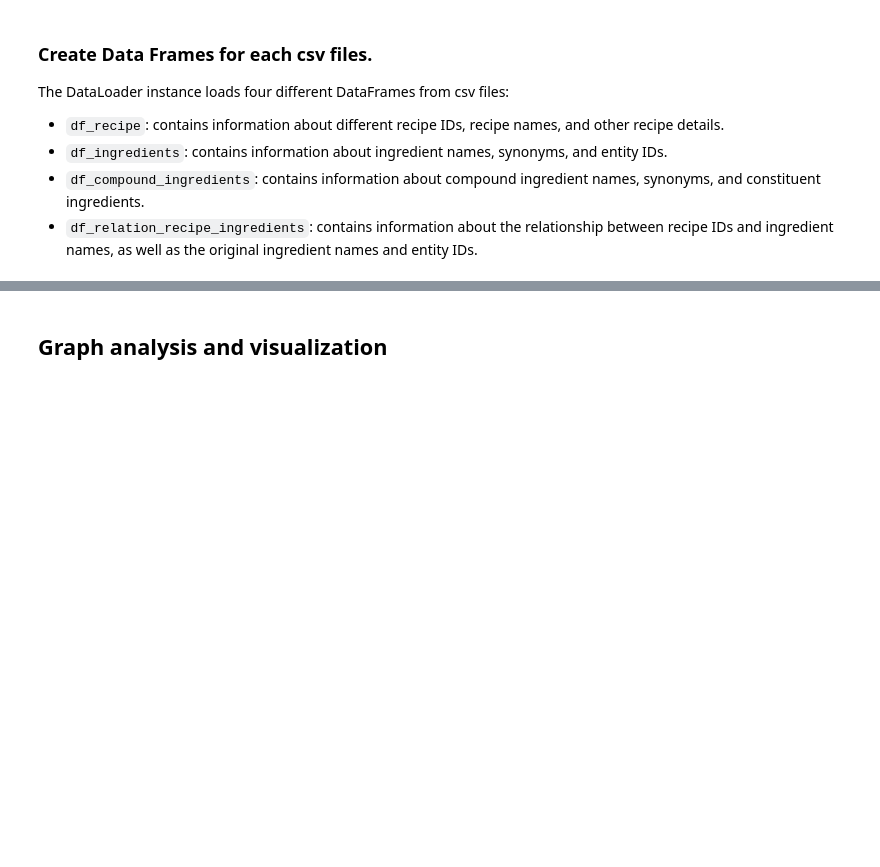
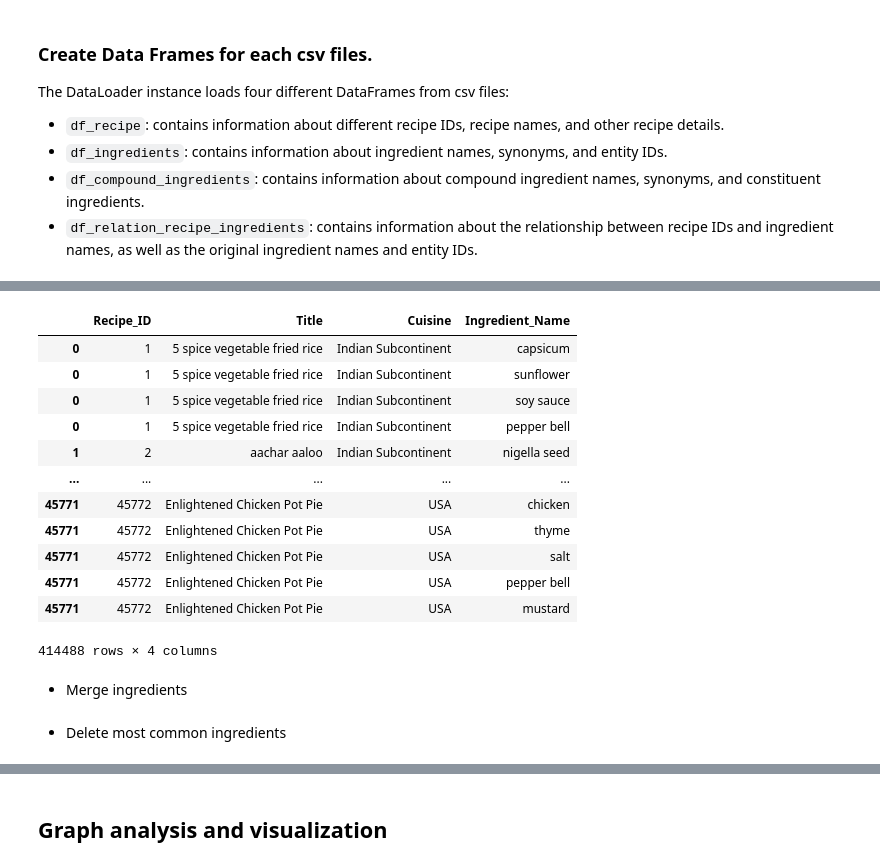
Before and after one commit to GiselleSL/Recipe-Data-Analysis, a Jupyter notebook: dataLoader.ipynb, the cells around one changed output, grey strips where cells are left out. Saved outputs shown, nothing was run; the diff lists cells and outputs as text; code cells hidden in the pictures; blank space fills up the shorter version.

```diff
--- a/dataLoader.ipynb
+++ b/dataLoader.ipynb
@@ -107,0 +90,22 @@ df_recipe
+# %%
+# Divide la columna de ingredientes en filas separadas
+df_recipe_analysis_explode = df_recipe_analysis.explode('Ingredient_Name')
+df_recipe_analysis_explode
+# Agrupar por la cantidad de ingredientes por cosina
+#df_recipe_analysis_explode.groupby(df_recipe_analysis_explode.Cuisine).Ingredient_Name.count()
+# %% [output]
+|  | Recipe_ID | Title | Cuisine | Ingredient_Name |
+| 0 | 1 | 5 spice vegetable fried rice | Indian Subcontinent | capsicum |
+| 0 | 1 | 5 spice vegetable fried rice | Indian Subcontinent | sunflower |
+| 0 | 1 | 5 spice vegetable fried rice | Indian Subcontinent | soy sauce |
+| 0 | 1 | 5 spice vegetable fried rice | Indian Subcontinent | pepper bell |
+| 1 | 2 | aachar aaloo | Indian Subcontinent | nigella seed |
+| ... | ... | ... | ... | ... |
+| 45771 | 45772 | Enlightened Chicken Pot Pie | USA | chicken |
+| 45771 | 45772 | Enlightened Chicken Pot Pie | USA | thyme |
+| 45771 | 45772 | Enlightened Chicken Pot Pie | USA | salt |
+| 45771 | 45772 | Enlightened Chicken Pot Pie | USA | pepper bell |
+| 45771 | 45772 | Enlightened Chicken Pot Pie | USA | mustard |
+414488 rows × 4 columns
+# %% [markdown]
+- Merge ingredients
@@ -107,0 +123,2 @@ df_recipe
+# %% [markdown]
+- Delete most common ingredients
```
Also changed, not shown: parts of 36 cells of this notebook, 3 other files.
